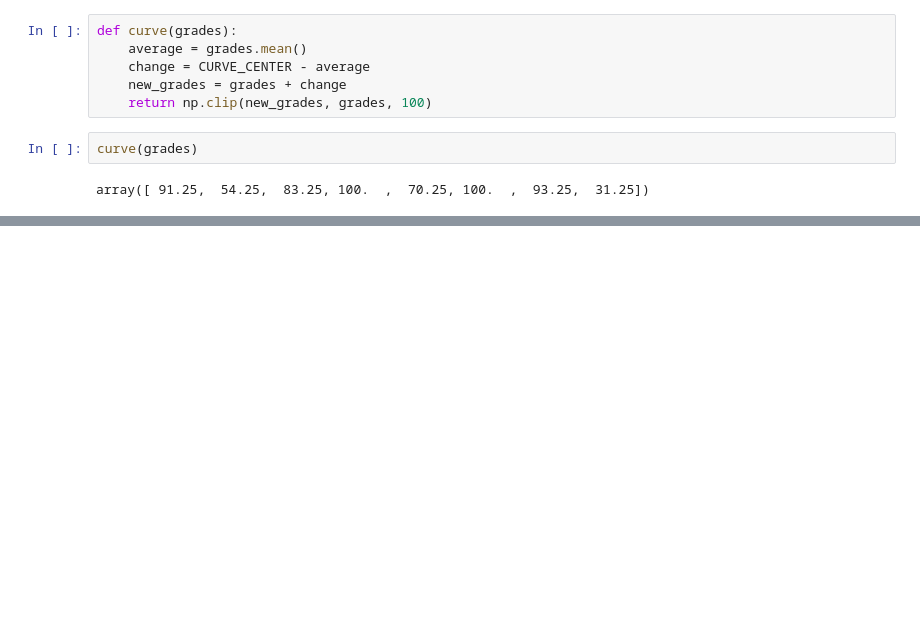
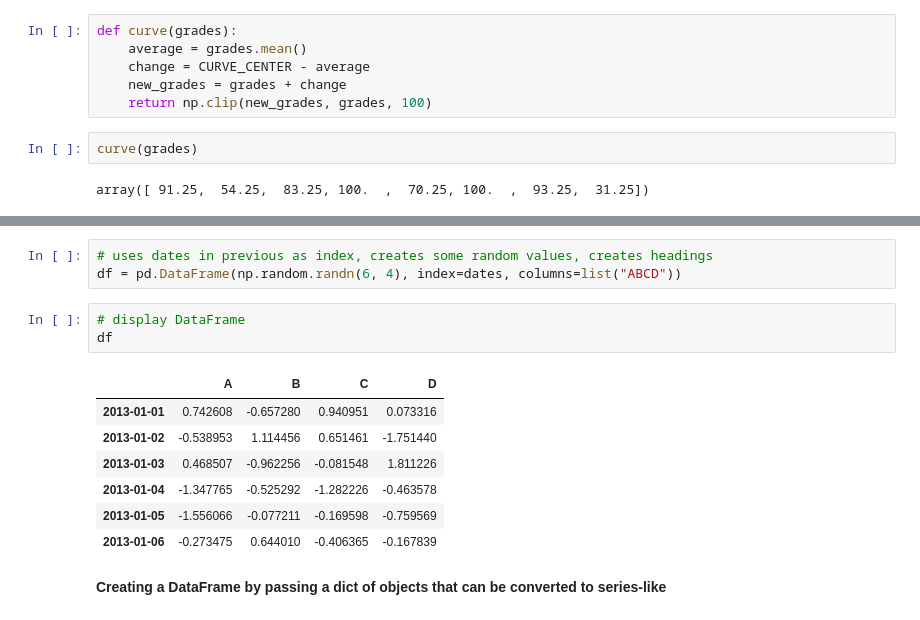
Before and after one commit to Walter64/EmergingTechnologies, a Jupyter notebook: scikit-learn.ipynb, the cells around one changed output, grey strips where cells are left out. Cells and saved outputs as stored; diff of their text form; blank space fills up the shorter version.

```diff
--- a/scikit-learn.ipynb
+++ b/scikit-learn.ipynb
@@ -733,0 +896,16 @@ array([ 91.25,  54.25,  83.25, 100.  ,  70.25, 100.  ,  93.25,  31.25])
+# %%
+# uses dates in previous as index, creates some random values, creates headings
+df = pd.DataFrame(np.random.randn(6, 4), index=dates, columns=list("ABCD"))
+# %%
+# display DataFrame
+df
+# %% [output]
+|  | A | B | C | D |
+| 2013-01-01 | 0.742608 | -0.657280 | 0.940951 | 0.073316 |
+| 2013-01-02 | -0.538953 | 1.114456 | 0.651461 | -1.751440 |
+| 2013-01-03 | 0.468507 | -0.962256 | -0.081548 | 1.811226 |
+| 2013-01-04 | -1.347765 | -0.525292 | -1.282226 | -0.463578 |
+| 2013-01-05 | -1.556066 | -0.077211 | -0.169598 | -0.759569 |
+| 2013-01-06 | -0.273475 | 0.644010 | -0.406365 | -0.167839 |
+# %% [markdown]
+__Creating a DataFrame by passing a dict of objects that can be converted to series-like__
```
Also changed, not shown: parts of 121 cells of this notebook.
